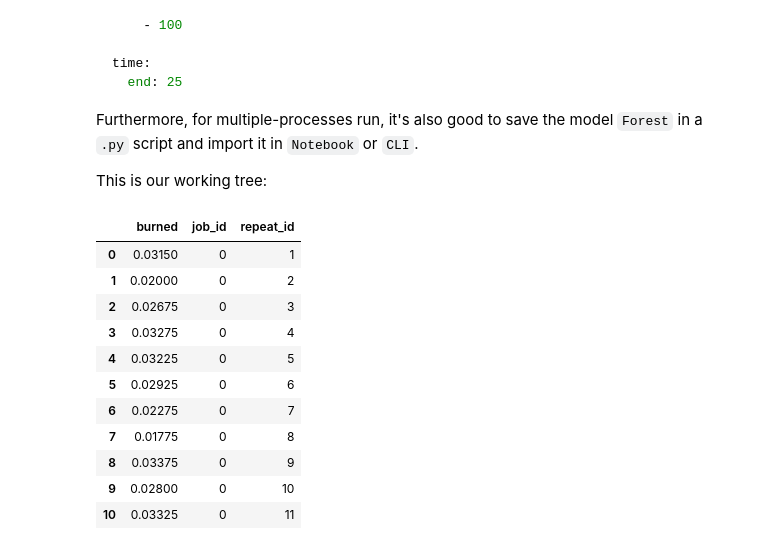
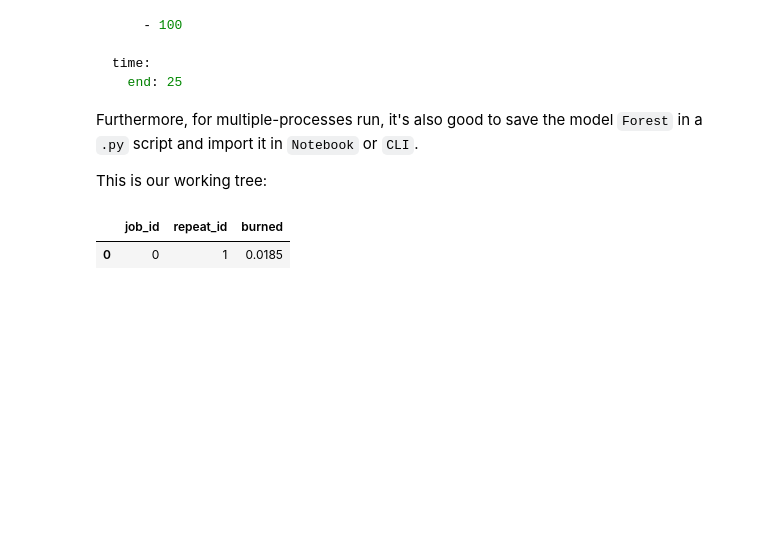
Before and after one commit to ABSESpy/ABSESpy, a Jupyter notebook: docs/tutorial/completing/fire_tutorial.ipynb, the cells around one changed output. Drawn from its saved outputs; the diff is of its cells as text; code cells hidden in the pictures; blank space fills up the shorter version.

```diff
--- a/docs/tutorial/completing/fire_tutorial.ipynb
+++ b/docs/tutorial/completing/fire_tutorial.ipynb
@@ -84,6 +84,12 @@ The step method is called repeatedly to simulate the passage of time and the spr
 
 Besides those two methods, we want another one that will allow us to visualize the current state of the forest. It will serve the purpose of letting us have a glimpse of the macro state emerging from the simple, micro interactions of the trees.
 # %%
+COLORS = {
+    0: "#54473F",
+    1: "#859F3D",
+    2: "#FD8B51",
+    3: "#FF4545",
+}
 import numpy as np
 
 
@@ -92,12 +98,13 @@ class Forest(MainModel):
     Forest model where fire
     """
 
-    def setup(self) -> None:
+    def __init__(self, *args, **kwargs):
+        super().__init__(*args, **kwargs)
         # setup a grid space.
         grid: PatchModule = self.nature.create_module(
             how="from_resolution",
             name="forest",
-            shape=self.params.shape,
+            shape=self.p.shape,
             cell_cls=Tree,
             major_layer=True,
         )
@@ -115,7 +122,7 @@ class Forest(MainModel):
     @property
     def burned_rate(self) -> float:
         """The burned trees in ratio."""
-        state = self.nature.major_layer.get_raster("state")
+        state = self.nature.get_raster("state")
         return np.squeeze(state == 3).sum() / self.num_trees
 
     @property
@@ -126,14 +133,8 @@ class Forest(MainModel):
 
     def plot_state(self):
         """Plot the state of trees."""
-        categories = {
-            0: "black",
-            1: "green",
-            2: "orange",
-            3: "red",
-        }
         cmap = plt.cm.colors.ListedColormap(
-            [categories[i] for i in sorted(categories)]
+            [COLORS[i] for i in sorted(COLORS)]
         )
         data = self.nature.get_xarray("state")
         data.plot(cmap=cmap)
@@ -254,5 +244,4 @@ As we can see, since the model was imported from an outside script, we are now a
 from examples.fire_spread.model import Forest
 from abses import Experiment
 
-exp = Experiment.new(Forest)
-exp.final_vars
+exp = Experiment.new(Forest, cfg=cfg)
@@ -302,25 +295,14 @@ Furthermore, for multiple-processes run, it's also good to save the model `Fores
 
 This is our working tree:
 # %%
-# before a new batch run, we may want to clean the previous results...
-exp.clean()
-
 # Now, we use the configurations from the `yaml` settings file.
 CONFIG_PATH = r"../../../examples/fire_spread/config.yaml"
 
+Experiment.new(Forest, cfg=CONFIG_PATH)
+
 # Just simply pass it as the cfg.
-exp.batch_run(cfg=CONFIG_PATH)
+exp.batch_run()
 exp.summary()
 # %% [output]
-|  | burned | job_id | repeat_id |
-| 0 | 0.03150 | 0 | 1 |
-| 1 | 0.02000 | 0 | 2 |
-| 2 | 0.02675 | 0 | 3 |
-| 3 | 0.03275 | 0 | 4 |
-| 4 | 0.03225 | 0 | 5 |
-| 5 | 0.02925 | 0 | 6 |
-| 6 | 0.02275 | 0 | 7 |
-| 7 | 0.01775 | 0 | 8 |
-| 8 | 0.03375 | 0 | 9 |
-| 9 | 0.02800 | 0 | 10 |
-| 10 | 0.03325 | 0 | 11 |
+|  | job_id | repeat_id | burned |
+| 0 | 0 | 1 | 0.0185 |
```
Also changed, not shown: parts of 13 cells of this notebook, 4 other files.
